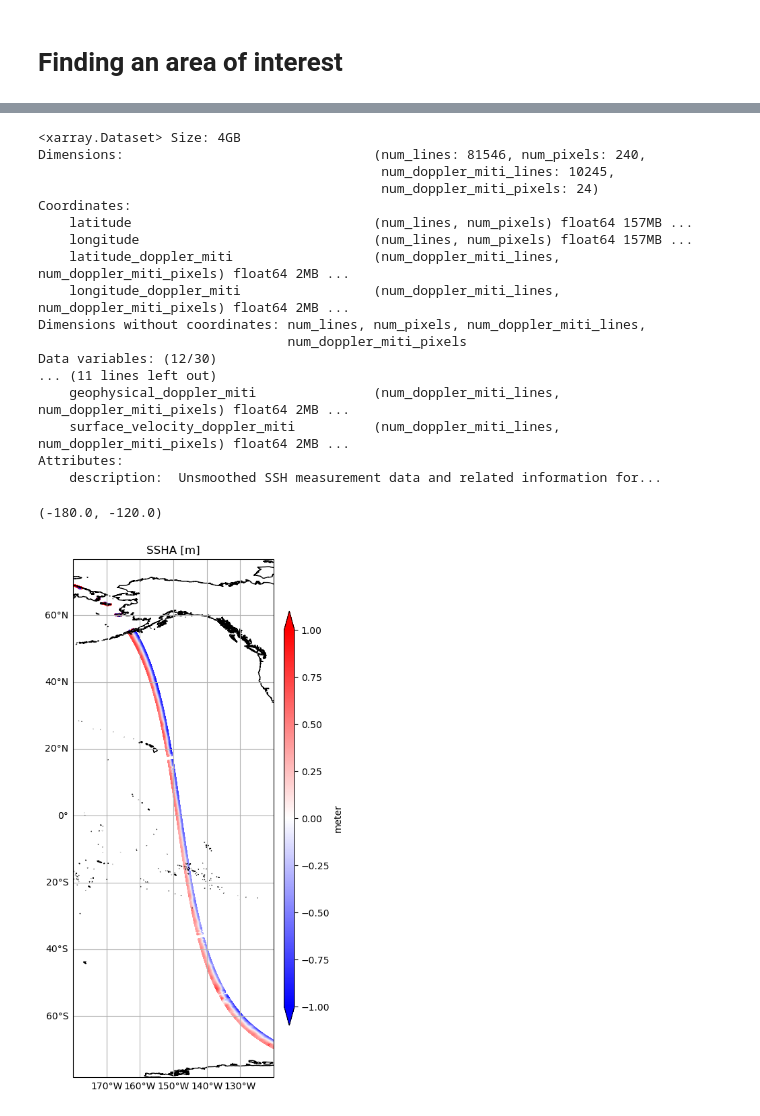
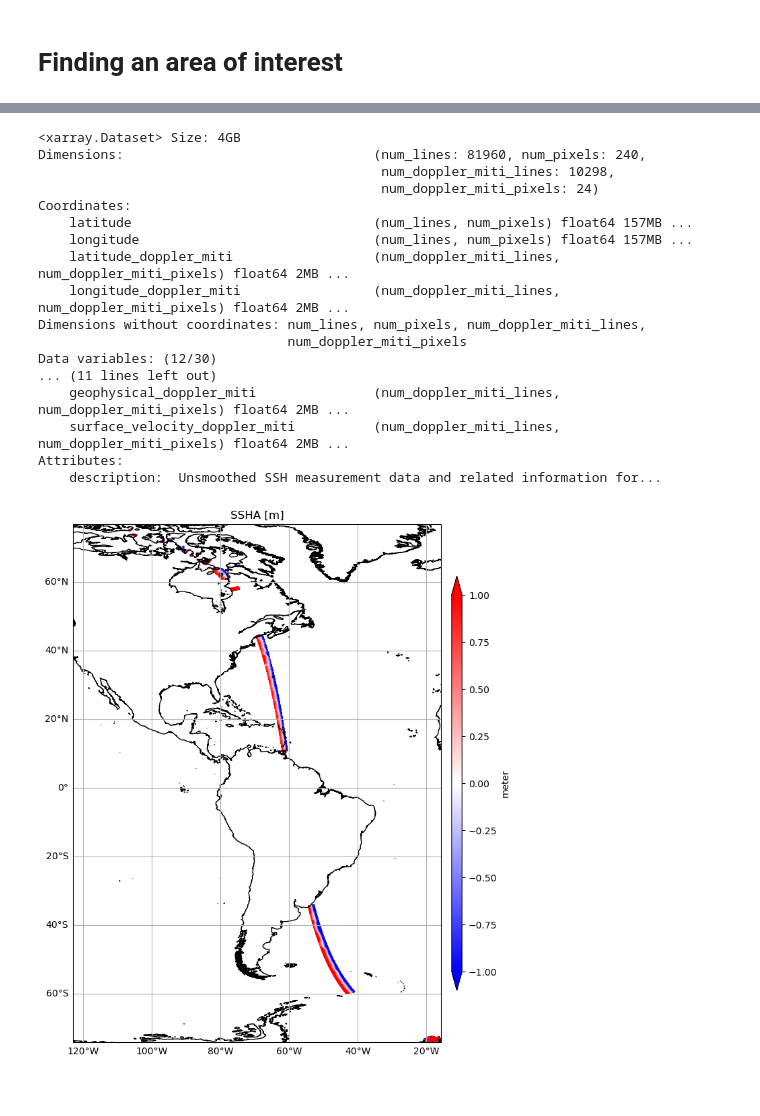
Before and after one commit to zcasparco/SWOT_UHH, a Jupyter notebook: dev/AoI.ipynb, the cells around one changed output, grey strips where cells are left out. Saved outputs shown, nothing was run; the diff lists cells and outputs as text; code cells hidden in the pictures.

```diff
--- a/dev/AoI.ipynb
+++ b/dev/AoI.ipynb
@@ -14,8 +14,8 @@ from swot_analysis import plotting
 #Reading a single file
 if True:
     data_dir = '/Users/zoecas/Documents/data/'
-    filename_basic = 'SWOT_L2_LR_SSH_Basic_048_082_20260330T182039_20260330T191111_PID0_01.nc'
-    filename_unsmooth = 'SWOT_L2_LR_SSH_Unsmoothed_048_082_20260330T182037_20260330T191110_PID0_01.nc'
+    filename_basic = 'SWOT_L2_LR_SSH_Basic_036_242_20250729T023019_20250729T032105_PID0_01.nc'
+    filename_unsmooth = 'SWOT_L2_LR_SSH_Unsmoothed_036_242_20250729T023019_20250729T032108_PID0_01.nc'
 # %%
 ds_basic = xr.open_dataset(data_dir+filename_basic)
 ds_basic
@@ -43,8 +43,8 @@ ds_unsmooth_right = xr.open_dataset(data_dir+filename_unsmooth, group='right')
 ds_unsmooth_left
 # %% [output]
 <xarray.Dataset> Size: 4GB
-Dimensions:                                (num_lines: 81546, num_pixels: 240,
-                                            num_doppler_miti_lines: 10245,
+Dimensions:                                (num_lines: 81960, num_pixels: 240,
+                                            num_doppler_miti_lines: 10298,
                                             num_doppler_miti_pixels: 24)
 Coordinates:
     latitude                               (num_lines, num_pixels) float64 157MB ...
@@ -62,18 +62,17 @@ Attributes:
 # %%
 # Basic
 title = 'SSHA [m]'
 dat = ds_basic.ssha_karin.where(np.isnan(ds_basic.ssha_karin)==False).values
 lon = ds_basic.longitude.where(np.isnan(dat)==False).values
 lat = ds_basic.latitude.where(np.isnan(dat)==False).values
 vmin, vmax = -1,1
 
 lonmax = ((ds_basic.longitude.where(np.isnan(dat)==False)+180)%360-180).max()
 lonmin = ((ds_basic.longitude.where(np.isnan(dat)==False)+180)%360-180).min()
 ax = plotting.plot_segments(lon,lat,dat,title,vmin,vmax)
-ax.set_xlim(-180,-120)
+#ax.set_xlim(-180,-120)
 # %% [output]
-(-180.0, -120.0)
-[figure, old version]
+[figure, new version]
 # %%
 def zoom(ds,lon_min,lon_max,lat_min,lat_max):
     lon_normalized = (ds["longitude"] + 180) % 360 - 180
```
Also changed, not shown: parts of 5 cells of this notebook, 1 other file.
